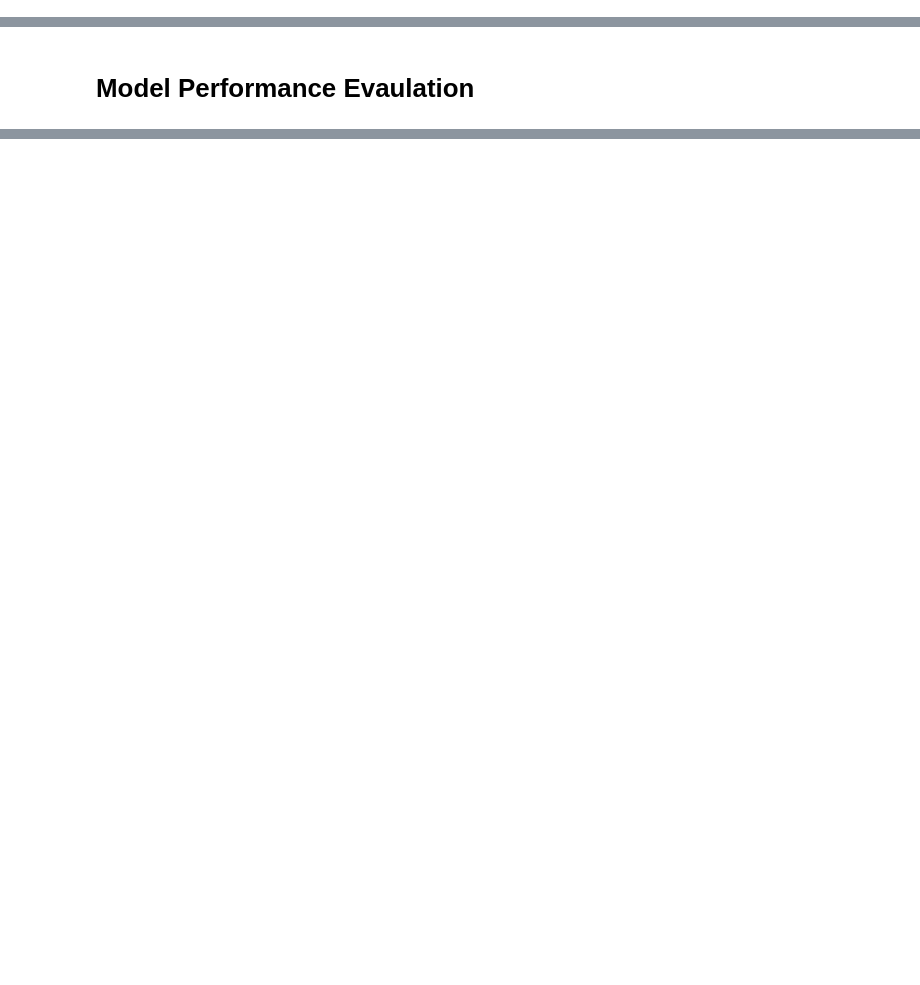
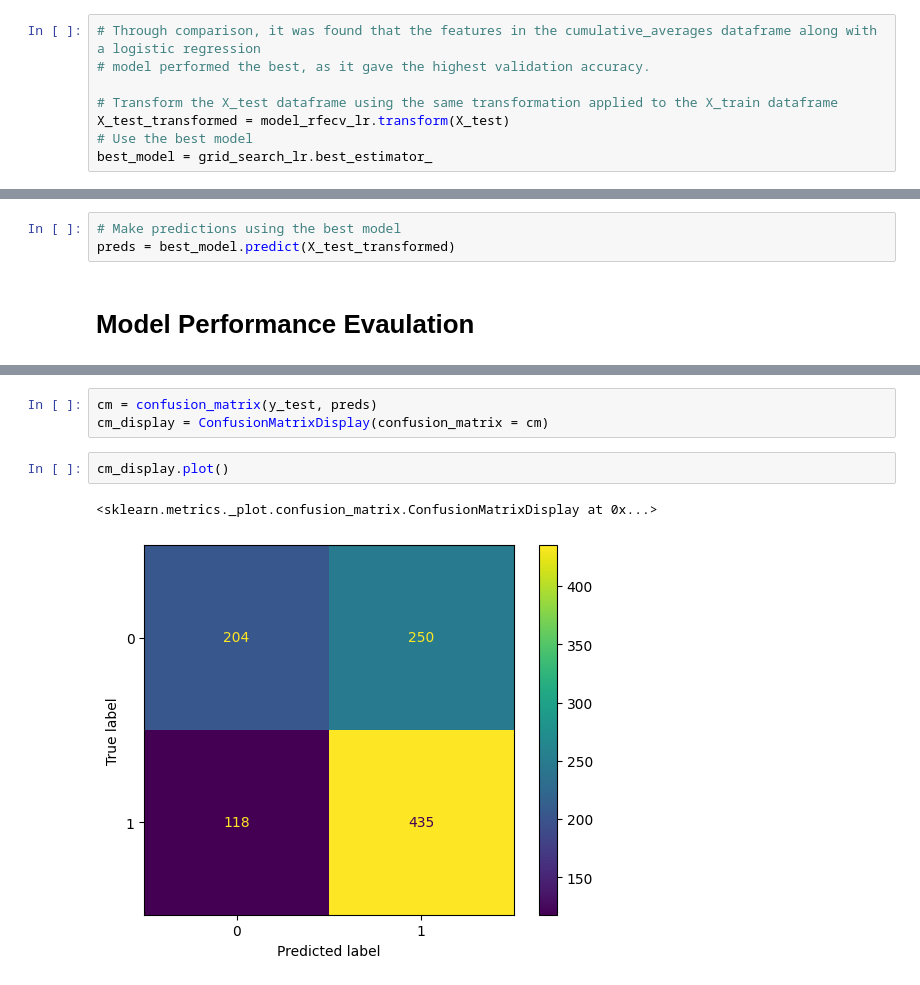
Before and after one commit to parminpatel28/MSCI-446-Project, a Jupyter notebook: model training/model_training_cumulative_averages.ipynb, the cells around one changed output, grey strips where cells are left out. Cells and saved outputs as stored; diff of their text form; blank space fills up the shorter version.

Commit message:
Running testing set through the best model

```diff
--- a/model training/model_training_cumulative_averages.ipynb
+++ b/model training/model_training_cumulative_averages.ipynb
@@ -311,7 +311,18 @@ results_df
 results_df.to_csv('cumulative_averages_results.csv')
 # %% [markdown]
 # Choosing the Best Performing Model
+# %%
+# Through comparison, it was found that the features in the cumulative_averages dataframe along with a logistic regression
+# model performed the best, as it gave the highest validation accuracy.
+
+# Transform the X_test dataframe using the same transformation applied to the X_train dataframe
+X_test_transformed = model_rfecv_lr.transform(X_test)
+# Use the best model
+best_model = grid_search_lr.best_estimator_
 # %% [markdown]
 # Testing the Model
+# %%
+# Make predictions using the best model
+preds = best_model.predict(X_test_transformed)
 # %% [markdown]
 # Model Performance Evaulation
@@ -317,0 +348,8 @@ results_df.to_csv('cumulative_averages_results.csv')
+# %%
+cm = confusion_matrix(y_test, preds)
+cm_display = ConfusionMatrixDisplay(confusion_matrix = cm)
+# %%
+cm_display.plot()
+# %% [output]
+<sklearn.metrics._plot.confusion_matrix.ConfusionMatrixDisplay at 0x...>
+[figure, added]
```
Also changed, not shown: parts of 2 cells of this notebook, 2 other files.
